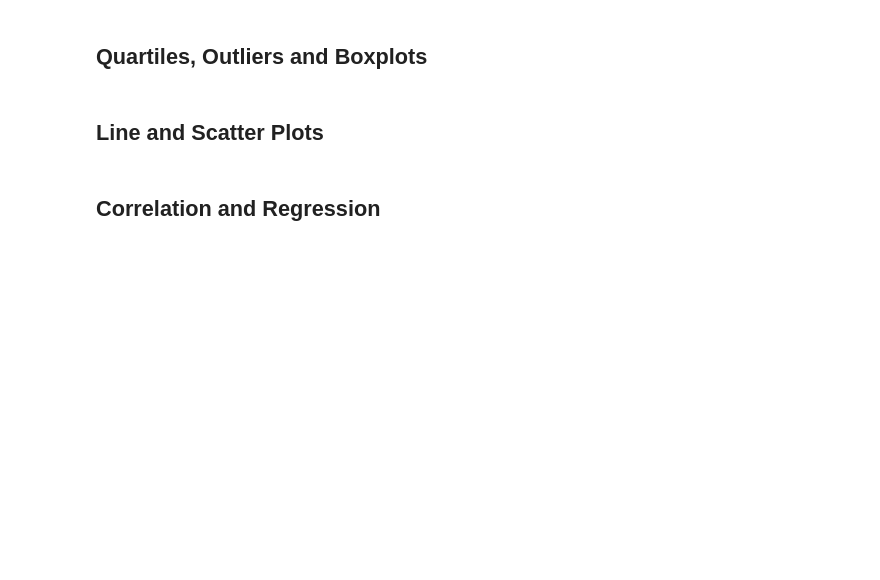
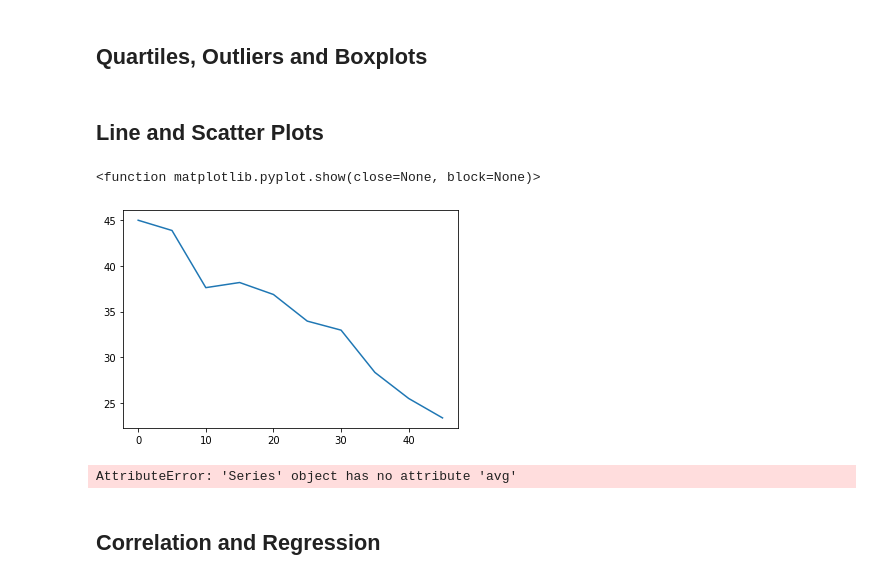
Before and after one commit to BatesJ72/matplotib_practice, a Jupyter notebook: pymaceuticals_v2.ipynb, the cells around one changed output. Drawn from its saved outputs; the diff is of its cells as text; code cells hidden in the pictures; blank space fills up the shorter version.

```diff
--- a/pymaceuticals_v2.ipynb
+++ b/pymaceuticals_v2.ipynb
@@ -208,10 +257,27 @@ plt.showplot
 # %%
 # Generate a line plot of time point versus tumor volume for a mouse treated with Capomulin
 
-plt.plot(df["timepoint"], df["tumor_volume_mm3"])
+# Narrow down list to one mouse
+df_capo = df[df["drug_regimen"] == "Capomulin"]
+# print(df_capo)
+df_capo1 = df[df["mouse_id"] == "s185"]
+# print(df_capo1)
+
+# Plot data
+plt.plot(df_capo1["timepoint"], df_capo1["tumor_volume_mm3"])
 plt.show
+# %% [output]
+<function matplotlib.pyplot.show(close=None, block=None)>
+[figure, added]
 # %%
 # Generate a scatter plot of mouse weight versus average tumor volume for the Capomulin regimen
+
+plt.scatter(df_capo["tumor_volume_mm3"], df_capo["weight_g"])
+plt.show
+
+# df_capo
+# %% [output]
+AttributeError: 'Series' object has no attribute 'avg'
 # %% [markdown]
 ## Correlation and Regression
 # %%
```
Also changed, not shown: parts of 5 cells of this notebook.
